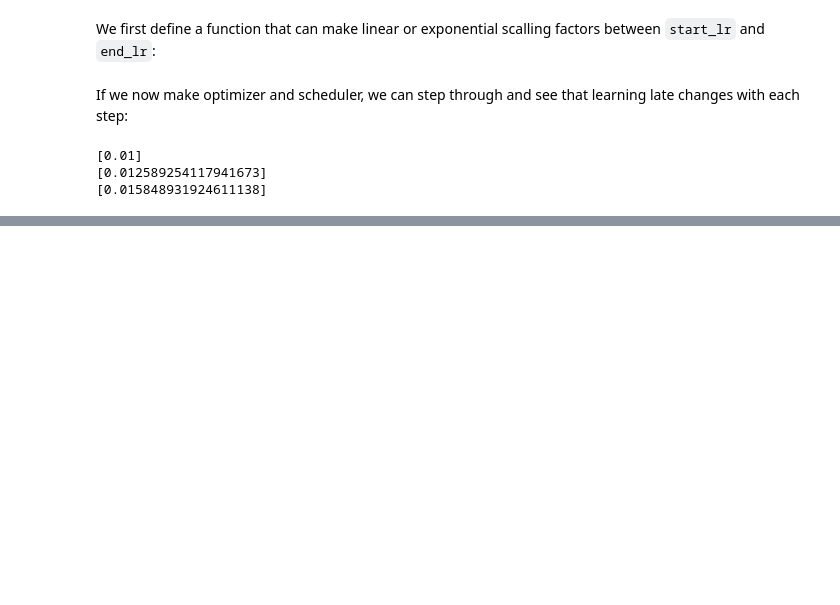
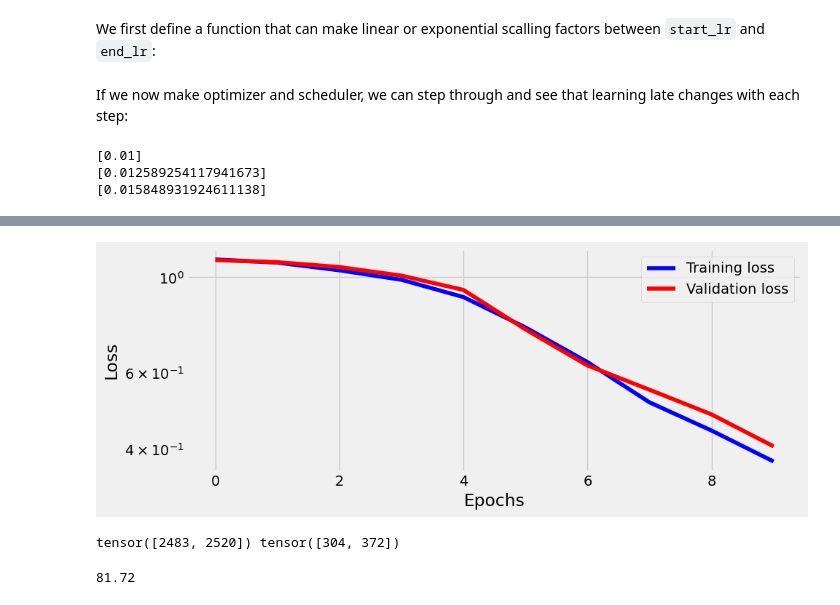
Before and after one commit to nesaboz/pytorch_educative, a Jupyter notebook: nbs/06_rock_paper_scissors.ipynb, the cells around one changed output, grey strips where cells are left out. Drawn from its saved outputs; the diff is of its cells as text; code cells hidden in the pictures; blank space fills up the shorter version.

```diff
--- a/nbs/06_rock_paper_scissors.ipynb
+++ b/nbs/06_rock_paper_scissors.ipynb
@@ -256,0 +360,19 @@ tracking, fig = sbs.lr_range_test(train_loader, end_lr=1e-1, num_iter=100)
+# %%
+torch.manual_seed(13)
+model_cnn3 = CNN2(n_filters=5, p=0.5)
+multi_loss_fn = nn.CrossEntropyLoss(reduction='mean')
+optimizer_cnn3 = optim.SGD(model_cnn3.parameters(), lr=0.0475, momentum=0.9, nesterov=True)
+sbs_cnn3 = StepByStep(model_cnn3, optimizer_cnn3, multi_loss_fn)
+sbs_cnn3.set_loaders(train_loader, val_loader)
+scheduler = CyclicLR(optimizer_cnn3, base_lr=1e-3, max_lr=5e-2, step_size_up=len(train_loader), mode='triangular2')
+sbs_cnn3.set_lr_scheduler(scheduler)
+sbs_cnn3.train(10)
+# %%
+fig = sbs_cnn3.plot_losses()
+print(StepByStep.loader_apply(train_loader, sbs_cnn3.correct).sum(axis=0),
+      StepByStep.loader_apply(val_loader, sbs_cnn3.correct).sum(axis=0))
+sbs_cnn3.accuracy
+# %% [output]
+[figure, added]
+tensor([2483, 2520]) tensor([304, 372])
+81.72
```
Also changed, not shown: parts of 55 cells of this notebook, 1 other file.
